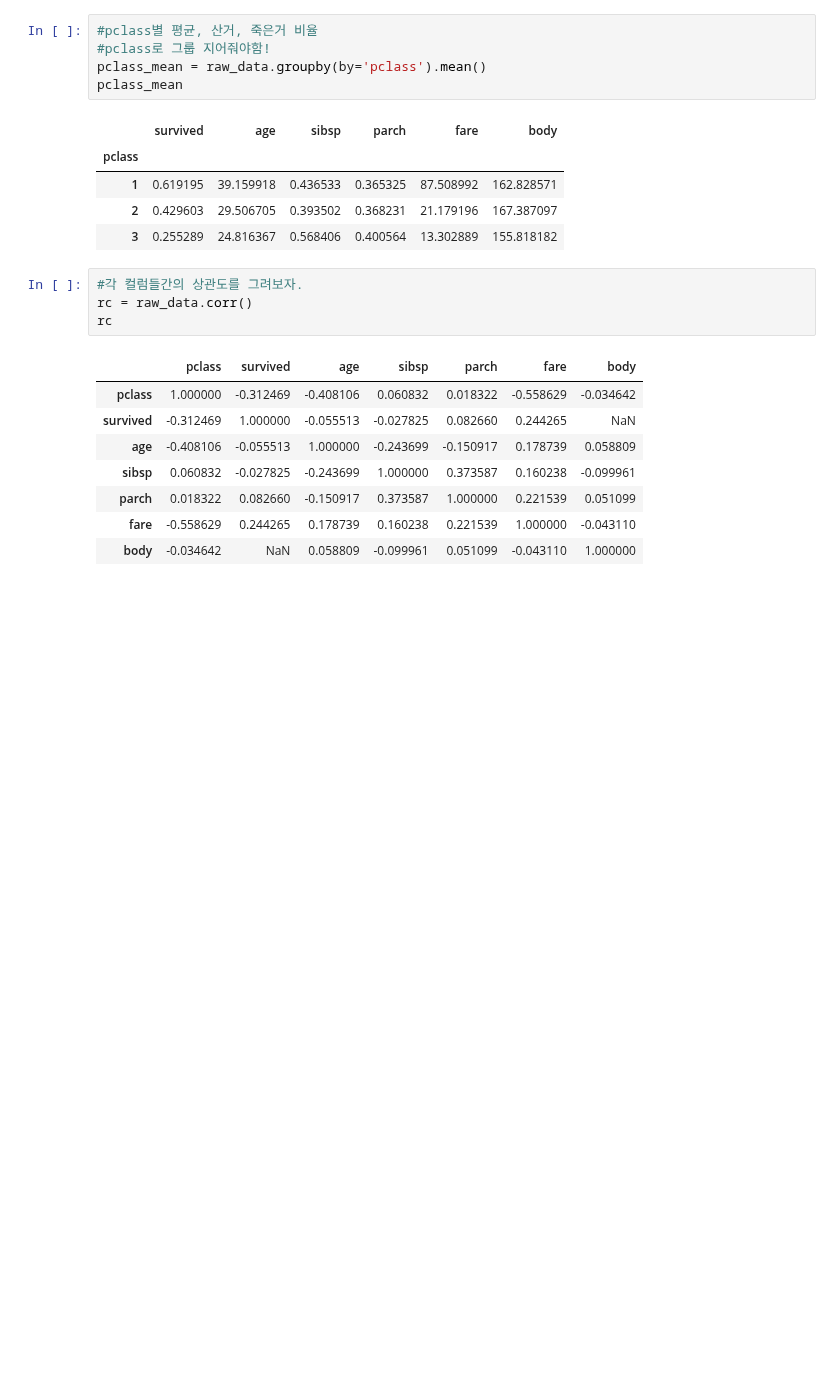
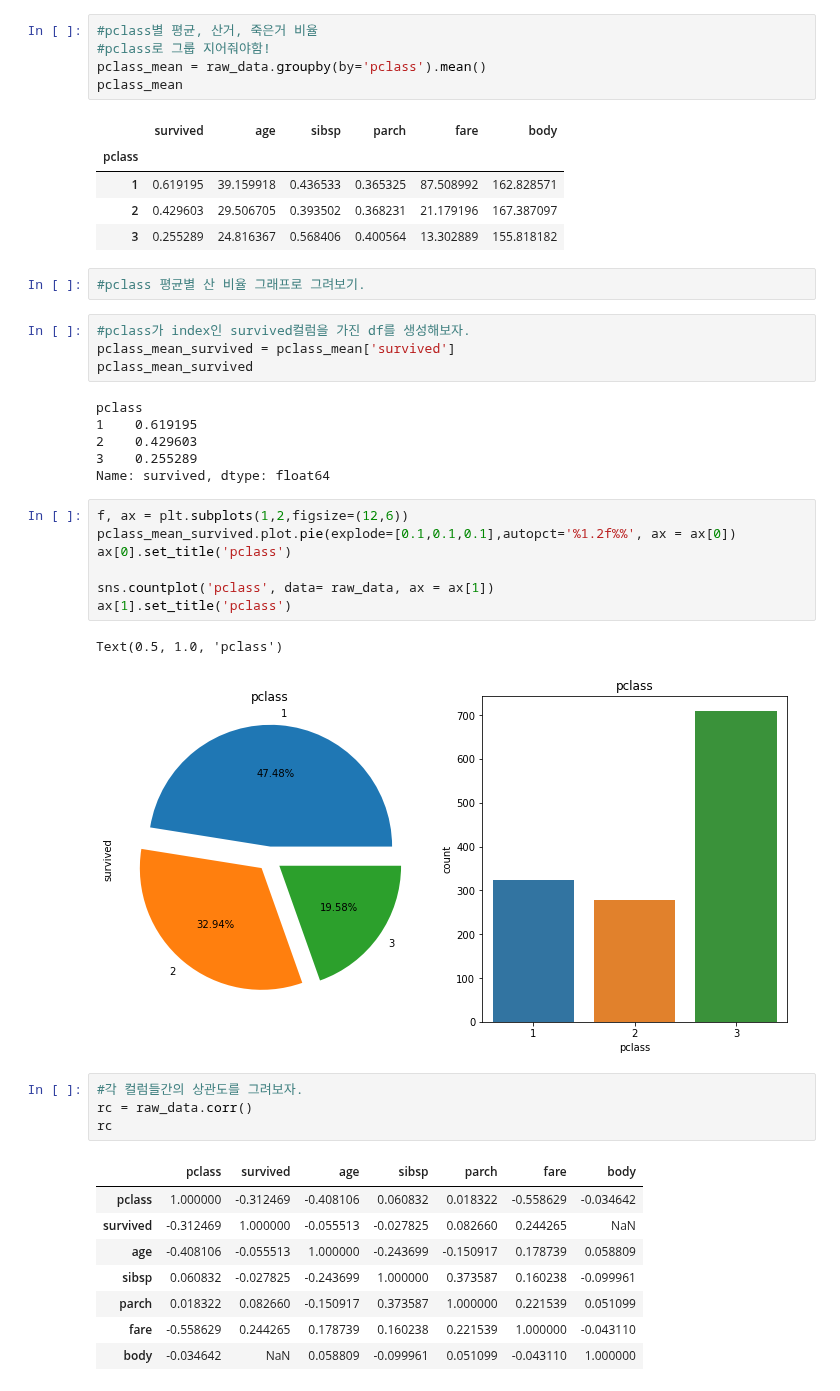
Before and after one commit to jinhuioh/Hi_ai, a Jupyter notebook: data07/titanic-post2.ipynb, the cells around one changed output. Drawn from its saved outputs; the diff is of its cells as text; blank space fills up the shorter version.

```diff
--- a/data07/titanic-post2.ipynb
+++ b/data07/titanic-post2.ipynb
@@ -98,6 +98,28 @@ pclass_mean
 | 1 | 0.619195 | 39.159918 | 0.436533 | 0.365325 | 87.508992 | 162.828571 |
 | 2 | 0.429603 | 29.506705 | 0.393502 | 0.368231 | 21.179196 | 167.387097 |
 | 3 | 0.255289 | 24.816367 | 0.568406 | 0.400564 | 13.302889 | 155.818182 |
+# %%
+#pclass 평균별 산 비율 그래프로 그려보기.
+# %%
+#pclass가 index인 survived컬럼을 가진 df를 생성해보자.
+pclass_mean_survived = pclass_mean['survived']
+pclass_mean_survived
+# %% [output]
+pclass
+1    0.619195
+2    0.429603
+3    0.255289
+Name: survived, dtype: float64
+# %%
+f, ax = plt.subplots(1,2,figsize=(12,6))
+pclass_mean_survived.plot.pie(explode=[0.1,0.1,0.1],autopct='%1.2f%%', ax = ax[0])
+ax[0].set_title('pclass')
+
+sns.countplot('pclass', data= raw_data, ax = ax[1])
+ax[1].set_title('pclass')
+# %% [output]
+Text(0.5, 1.0, 'pclass')
+[figure, added]
 # %%
 #각 컬럼들간의 상관도를 그려보자.
 rc = raw_data.corr()
```
Also changed, not shown: parts of 14 cells of this notebook.
